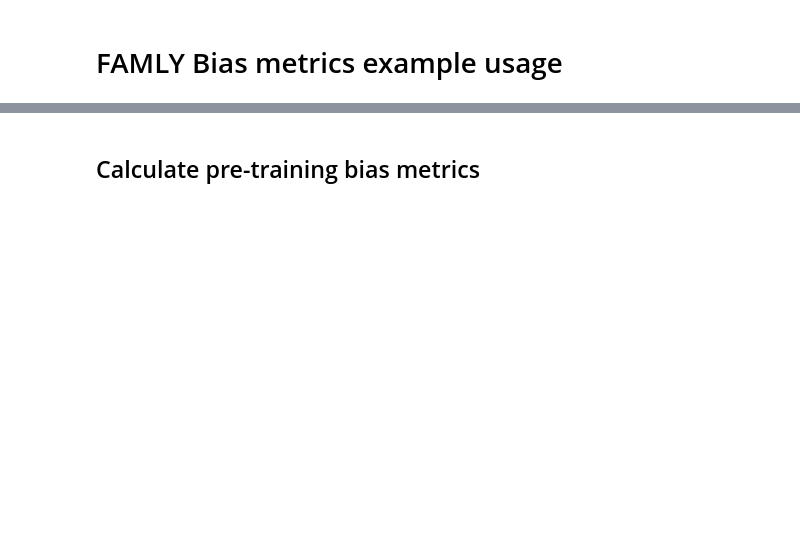
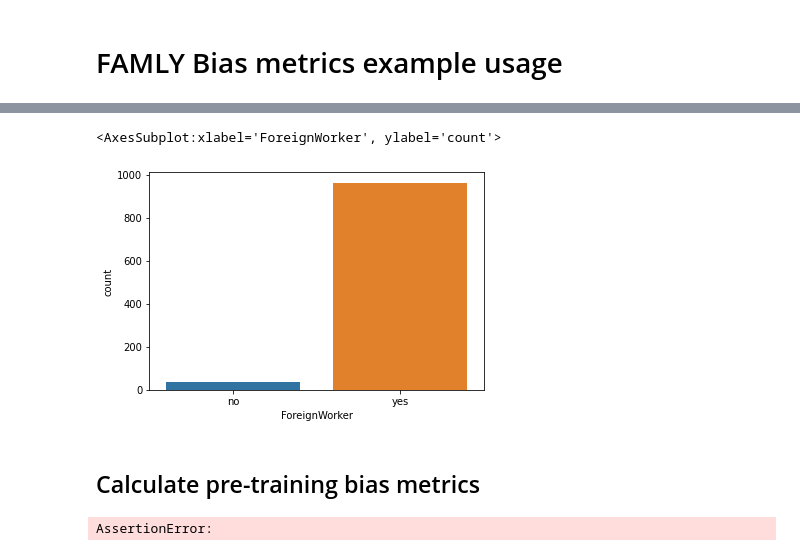
Before and after one commit to aws/amazon-sagemaker-clarify, a Jupyter notebook: examples/Bias_metrics_usage.ipynb, the cells around one changed output, grey strips where cells are left out. Drawn from its saved outputs; the diff is of its cells as text; code cells hidden in the pictures; blank space fills up the shorter version.

```diff
--- a/examples/Bias_metrics_usage.ipynb
+++ b/examples/Bias_metrics_usage.ipynb
@@ -24,3 +37,8 @@ df.head()
+# %%
+sns.countplot(df['ForeignWorker'])
+# %% [output]
+<AxesSubplot:xlabel='ForeignWorker', ylabel='count'>
+[figure, added]
 # %% [markdown]
 ## Calculate pre-training bias metrics
 # %%
@@ -29,4 +47,6 @@ facet_column = FacetCategoricalColumn('ForeignWorker', ['A201'])
 # %%
-report = bias_report(df, facet_column, 'Class1Good2Bad')
+report = bias_report(df, facet_column, 'target')
+# %% [output]
+AssertionError:
 # %%
 report
```
Also changed, not shown: parts of 60 cells of this notebook, 13 other files.
